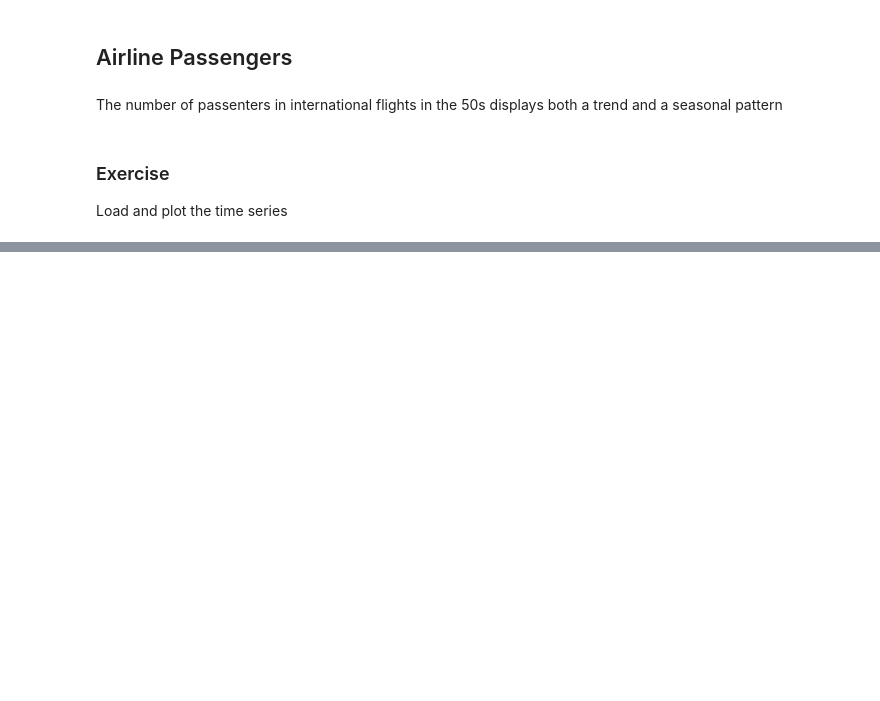
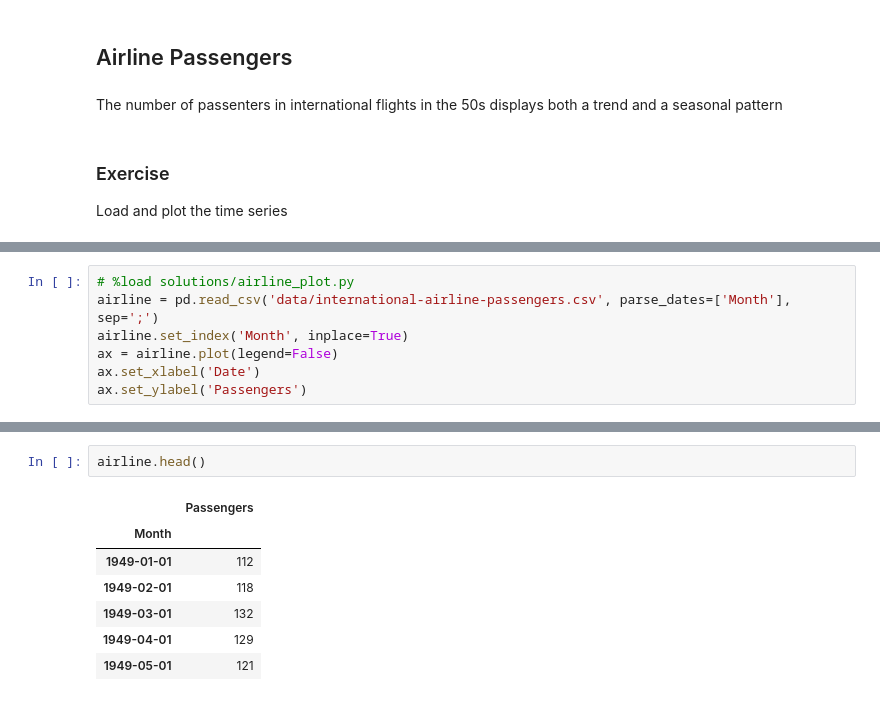
Before and after one commit to DataForScience/Timeseries_LL, a Jupyter notebook: 01. Data Exploration.ipynb, the cells around one changed output, grey strips where cells are left out. Drawn from its saved outputs; the diff is of its cells as text; blank space fills up the shorter version.

```diff
--- a/01. Data Exploration.ipynb
+++ b/01. Data Exploration.ipynb
@@ -175,0 +203,7 @@ Load and plot the time series
+# %%
+# %load solutions/airline_plot.py
+airline = pd.read_csv('data/international-airline-passengers.csv', parse_dates=['Month'], sep=';')
+airline.set_index('Month', inplace=True)
+ax = airline.plot(legend=False)
+ax.set_xlabel('Date')
+ax.set_ylabel('Passengers')
@@ -176,3 +223,13 @@ Load and plot the time series
+# %%
+airline.head()
+# %% [output]
+|  | Passengers |
+| Month |  |
+| 1949-01-01 | 112 |
+| 1949-02-01 | 118 |
+| 1949-03-01 | 132 |
+| 1949-04-01 | 129 |
+| 1949-05-01 | 121 |
 # %% [markdown]
 <div style="width: 100%; overflow: hidden;">
      <img src="data/D4Sci_logo_full.png" alt="Data For Science, Inc" align="center" border="0" width=300px>
```
Also changed, not shown: parts of 8 cells of this notebook, 11 other files.
